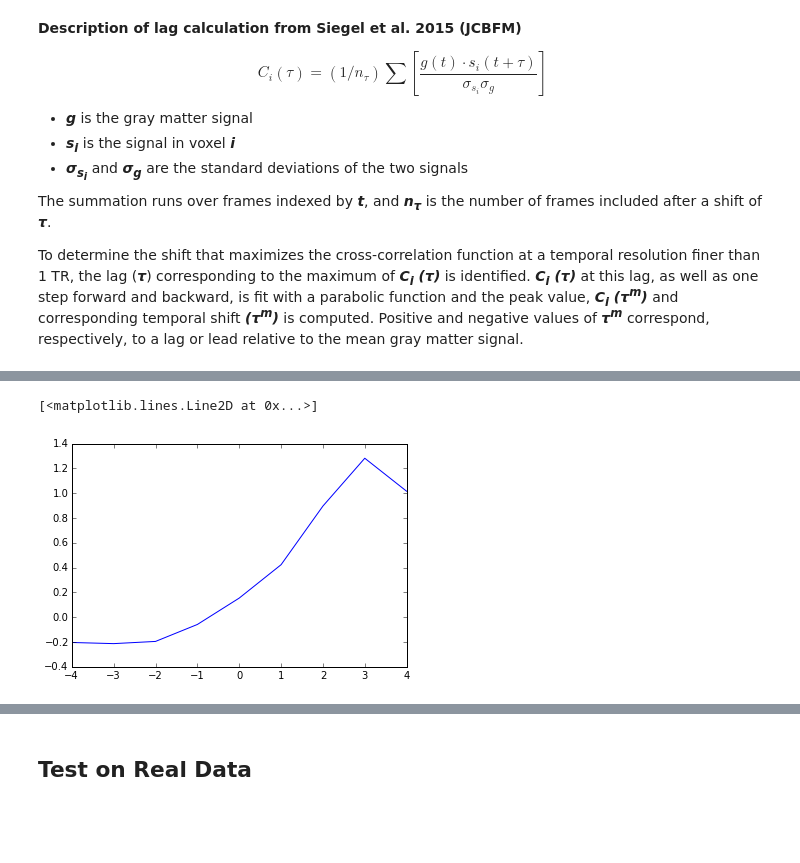
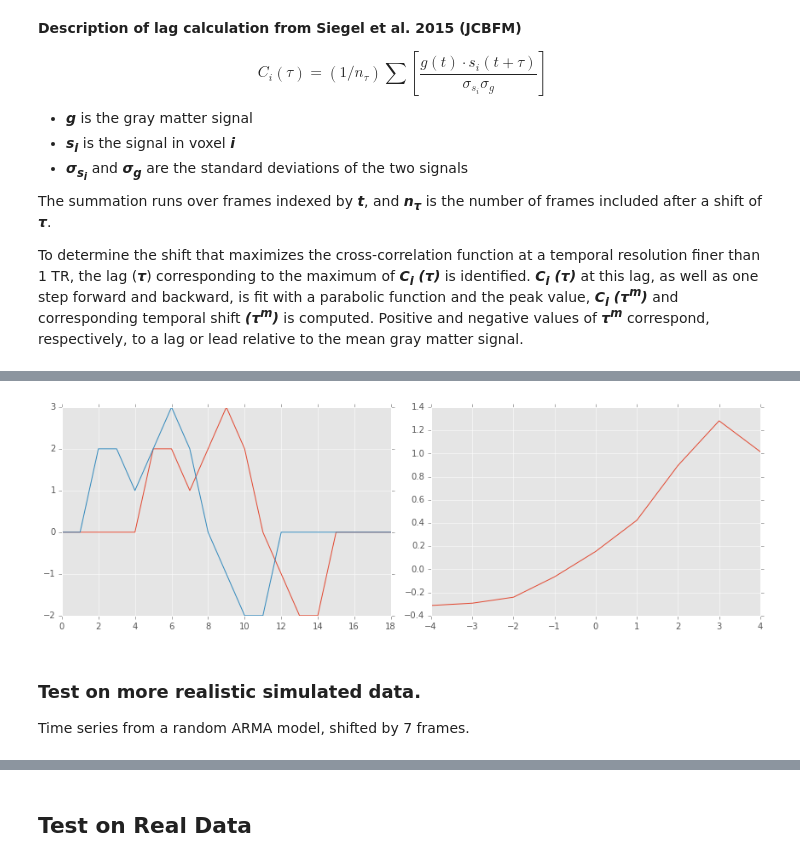
Before and after one commit to danlurie/lag_maps, a Jupyter notebook: notebooks/Cross-Correlation and Interpolation.ipynb, the cells around one changed output, grey strips where cells are left out. Saved outputs shown, nothing was run; the diff lists cells and outputs as text; code cells hidden in the pictures; blank space fills up the shorter version.

Commit message:
Cleaned up the notebook a bit (added docstrings) and added test using aliased sampling

```diff
--- a/notebooks/Cross-Correlation and Interpolation.ipynb
+++ b/notebooks/Cross-Correlation and Interpolation.ipynb
@@ -31,8 +49,0 @@ def get_denominator(signal_a, signal_b):
-# %%
-def xcorr(signal_a, signal_b, lags):
-    corr_vals = []
-    for i in lags:
-        corr = np.true_divide(1., len(signal_a)-i) * np.sum(np.true_divide(get_numerator(signal_a, signal_b, i),
-              get_denominator(signal_a, signal_b)))
-        corr_vals.append(corr)
-    return np.array(corr_vals)
@@ -38,0 +90,24 @@ def xcorr(signal_a, signal_b, lags):
+# %%
+def sliding_xcorr(signal_a, signal_b, lags):
+    """
+    Calculate the cross-correlation of two signals over a range of lags.
+
+    Parameters
+    ----------
+    signal_a : array_like (1D)
+        Reference signal.
+    signal_b : array_like (1D)
+        Test signal. Must be the same length as signal_a.
+    lags : array_like (1D)
+        Lags by which signal_b will be shifted relative to signal_a.
+
+    Returns
+    -------
+    array_like (1D)
+        Normalized cross-correlation at each lag.
+    """
+    xcorr_vals = []
+    for lag in lags:
+        xcorr = calc_xcorr(signal_a, signal_b, lag)
+        xcorr_vals.append(xcorr)
+    return np.array(xcorr_vals)
@@ -43,3 +154,4 @@ First, two aperiodic time-series, with a lag difference of 3 frames.
 # %%
-signal_a = [0, 0, 0, 0, 0, 2, 2, 1, 2, 3, 2, 0, -1, -2, -2, 0, 0, 0, 0]
-plt.plot(signal_a)
+simple_a = [0, 0, 0, 0, 0, 2, 2, 1, 2, 3, 2, 0, -1, -2, -2, 0, 0, 0, 0]
+simple_b = [0, 0, 2, 2, 1, 2, 3, 2, 0, -1, -2, -2, 0, 0, 0, 0, 0, 0, 0]
+simple_lags = range(-4, 5)
@@ -55,6 +157,0 @@ plt.plot(signal_b)
-# %%
-lags = [-4, -3, -2, -1, 0, 1, 2, 3, 4]
-plt.plot(lags, xcorr(signal_a, signal_b, lags))
-# %% [output]
-[<matplotlib.lines.Line2D at 0x...>]
-[figure, removed]
@@ -89,3 +158,15 @@ import statsmodels as sm
+# %%
+f, axes = plt.subplots(1, 2, figsize=(12, 4))
+axes[0].plot(simple_a)
+axes[0].plot(simple_b)
+axes[1].plot(simple_lags, sliding_xcorr(simple_a, simple_b, simple_lags))
+plt.tight_layout()
+# %% [output]
+[figure, added]
+# %% [markdown]
+### Test on more realistic simulated data.
+
+Time series from a random ARMA model, shifted by 7 frames.
 # %%
 np.random.seed(12345)
 arparams = np.array([.75, -.25])
```
Also changed, not shown: parts of 28 cells of this notebook.
